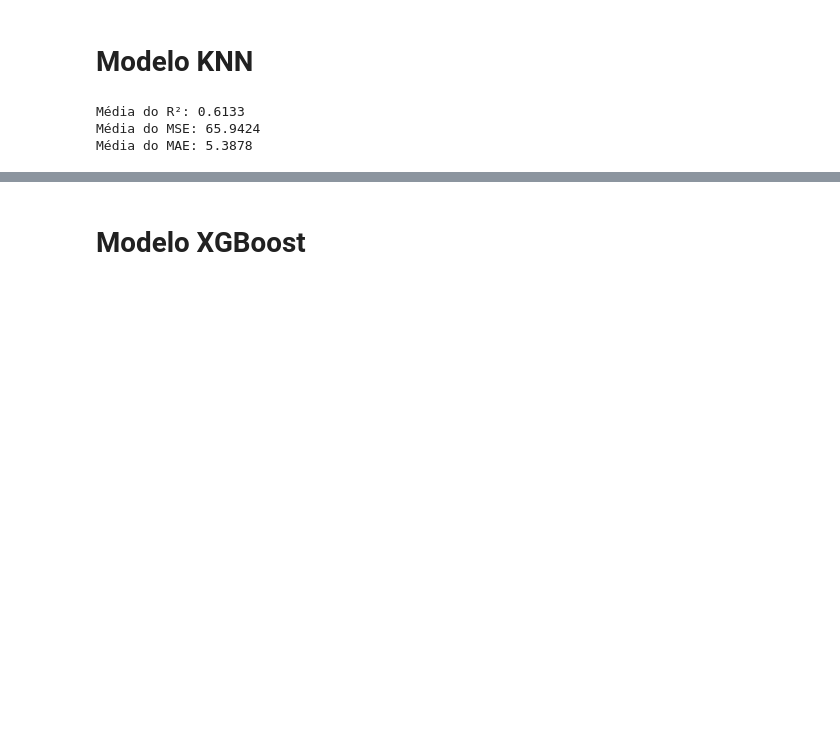
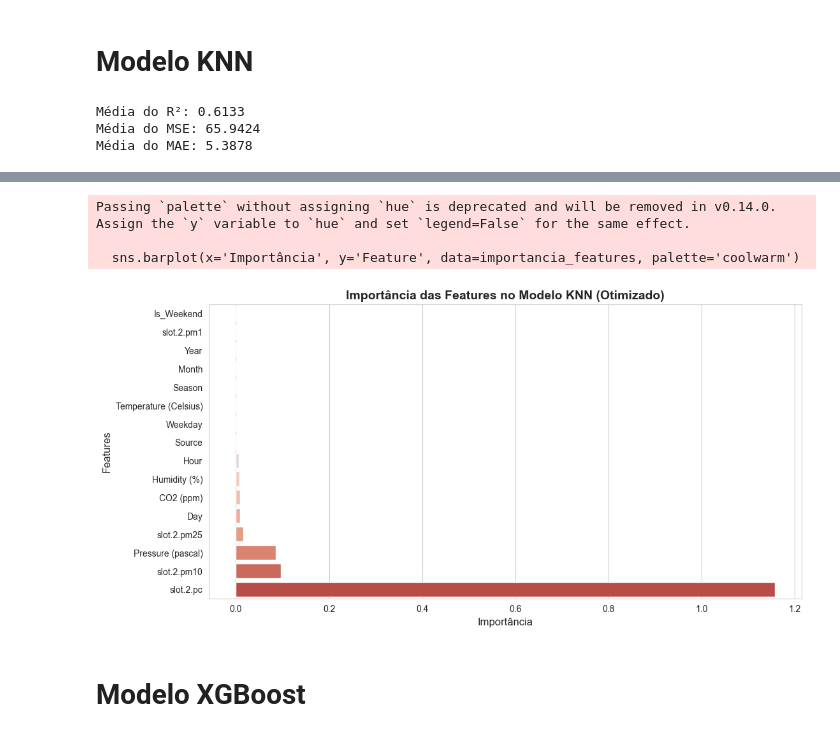
Before and after one commit to victor7miguel7/pesquisa-ic-ar, a Jupyter notebook: air_quality.ipynb, the cells around one changed output, grey strips where cells are left out. Saved outputs shown, nothing was run; the diff lists cells and outputs as text; code cells hidden in the pictures; blank space fills up the shorter version.

```diff
--- a/air_quality.ipynb
+++ b/air_quality.ipynb
@@ -516,3 +584,45 @@ plt.show()
+# %%
+import matplotlib.pyplot as plt
+import seaborn as sns
+import pandas as pd
+import numpy as np
+from sklearn.neighbors import KNeighborsRegressor
+from sklearn.inspection import permutation_importance
+from sklearn.model_selection import train_test_split
+
+# Divisão treino e teste
+X_train, X_test, y_train, y_test = train_test_split(X, y, test_size=0.2, random_state=42)
+
+# Treina o modelo KNN com os melhores hiperparâmetros
+model = KNeighborsRegressor(n_neighbors=5, weights='distance', metric='manhattan')
+model.fit(X_train, y_train)
+
+# Calcula a importância das features usando Permutation Importance
+importancia = permutation_importance(model, X_test, y_test, scoring='r2', n_repeats=10, random_state=42)
+
+# Criando DataFrame da importância das features
+importancia_features = pd.DataFrame({
+    'Feature': X.columns,
+    'Importância': importancia.importances_mean
+}).sort_values(by='Importância', ascending=True)  # Ordena de forma crescente
+
+# Ajuste da visualização
+plt.figure(figsize=(12, 6))
+sns.set_style("whitegrid")  # Estilo mais clean
+sns.barplot(x='Importância', y='Feature', data=importancia_features, palette='coolwarm')
+
+# Ajustes no título e eixos
+plt.title('Importância das Features no Modelo KNN (Otimizado)', fontsize=14, fontweight='bold')
+plt.xlabel('Importância', fontsize=12)
+plt.ylabel('Features', fontsize=12)
+
+# Exibe o gráfico
+plt.show()
+# %% [output]
+Passing `palette` without assigning `hue` is deprecated and will be removed in v0.14.0. Assign the `y` variable to `hue` and set `legend=False` for the same effect.
+
+  sns.barplot(x='Importância', y='Feature', data=importancia_features, palette='coolwarm')
+[figure, added]
 # %% [markdown]
 # Modelo XGBoost
 # %%
```
Also changed, not shown: parts of 18 cells of this notebook.
